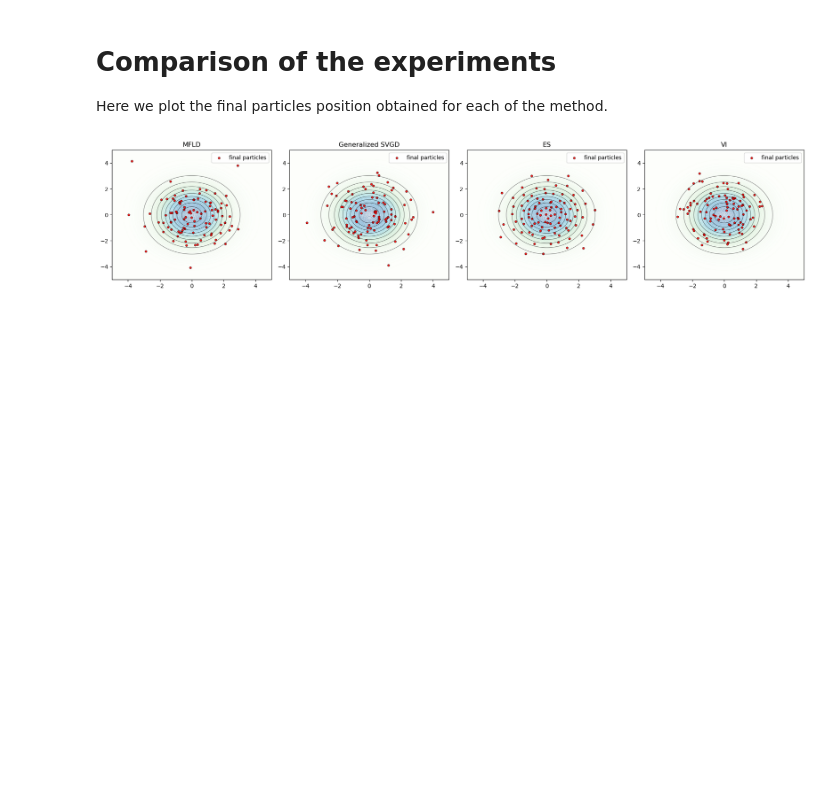
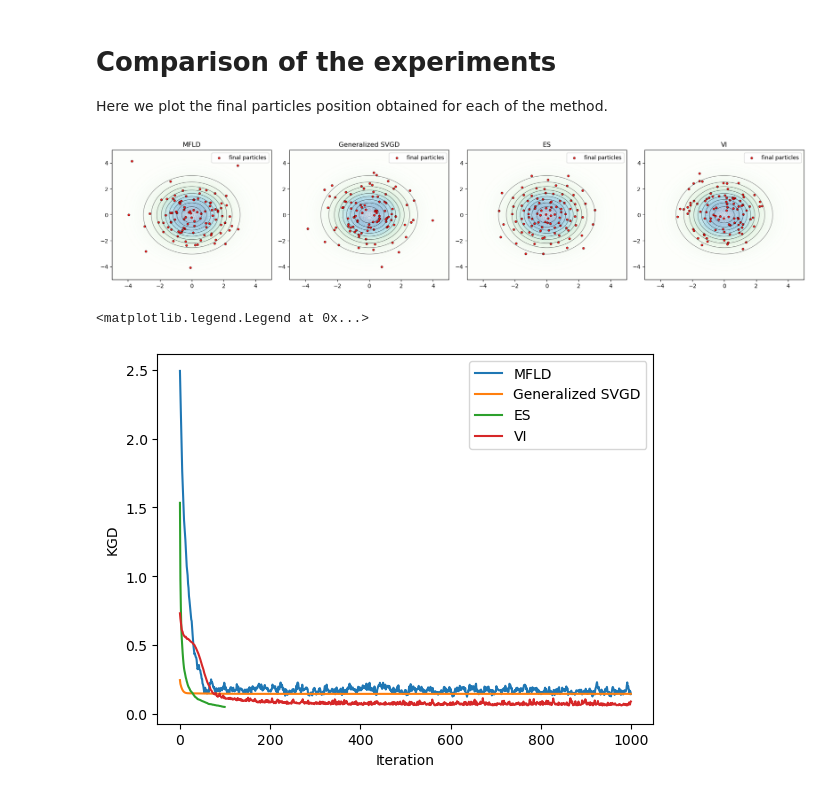
Before and after one commit to congyewang/kgd-code, a Jupyter notebook: figure-2.ipynb, the cells around one changed output. Cells and saved outputs as stored; diff of their text form; code cells hidden in the pictures; blank space fills up the shorter version.

```diff
--- a/figure-2.ipynb
+++ b/figure-2.ipynb
@@ -118,13 +118,12 @@ dm = lambda x,y : ker.dk_gauss(x, y, sigma=sigma_m)
 G_SVGD = GeneralizedSVGD(q_0,L,k,m,dm)
 
 T = 1000
-n = 100
+n = 50
 d = 2
 eta = 2.0 # the best stepsize
 
 key_init = random.PRNGKey(100)
-key = random.PRNGKey(200)
-X0 = random.normal(key_init, (n,d)) + 5 * jnp.ones((n, d))
+X0 = random.normal(key_init, (n,d)) + 2 * jnp.ones((n, d))
 
 all_particles = G_SVGD.run_particles(eta, T, X0)
 results["Generalized SVGD"]["X_fin"] = all_particles[-1]
@@ -179,6 +178,14 @@ theta_fin = Theta[-1]
 W_fin = random.normal(random.PRNGKey(2), (100, d))
 X_fin = VI.model(theta_fin, W_fin)
 results["VI"]["X_fin"] = X_fin
+# %%
+
+W0 = random.normal(random.PRNGKey(2), (1000, d))
+X = jnp.array([VI.model(theta, W0) for theta in Theta])
+KGD_values = jnp.zeros(T)
+for it in range(T):
+    KGD_values = KGD_values.at[it].set(KGD.evaluate(X[it]))
+results["VI"]["KGD"] = KGD_values
 # %% [markdown]
 Save data:
 # %%
@@ -250,4 +257,13 @@ for ind, expe in enumerate(results.keys()):
 plt.tight_layout()
 plt.show()
 # %% [output]
-[figure, old version]
+[figure, new version]
+# %%
+for ind, expe in enumerate(results.keys()):
+    plt.plot(results_loaded[expe]["KGD"], label=expe)
+plt.xlabel('Iteration')
+plt.ylabel('KGD')
+plt.legend()
+# %% [output]
+<matplotlib.legend.Legend at 0x...>
+[figure, added]
```
Also changed, not shown: parts of 22 cells of this notebook, 4 other files.
